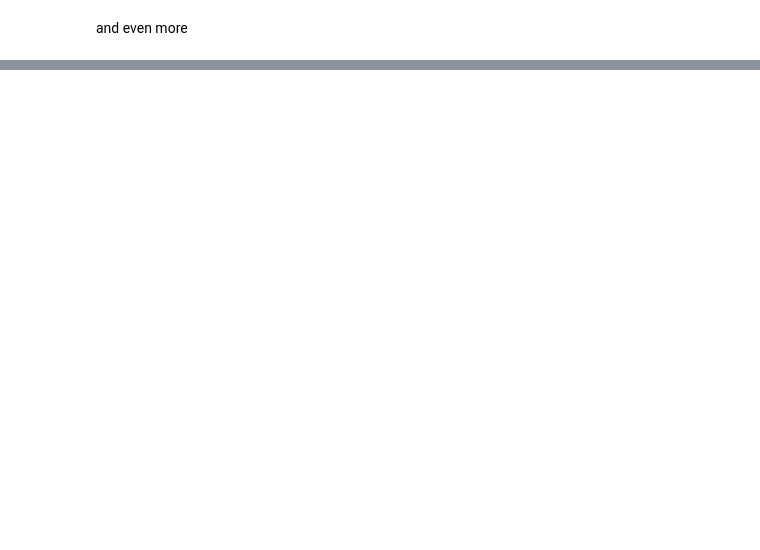
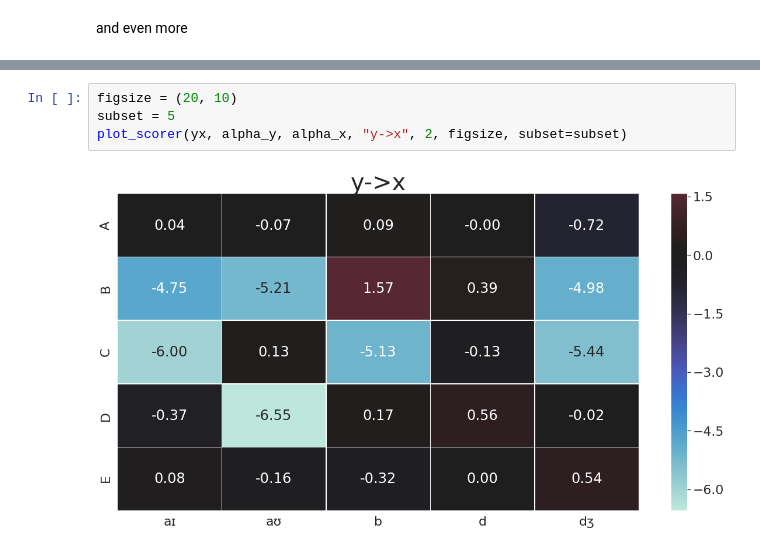
Before and after one commit to tresoldi/asymcat, a Jupyter notebook: docs/Demo.ipynb, the cells around one changed output, grey strips where cells are left out. Drawn from its saved outputs; the diff is of its cells as text; blank space fills up the shorter version.

```diff
--- a/docs/Demo.ipynb
+++ b/docs/Demo.ipynb
@@ -163,0 +180,6 @@ plot_scorer(yx, alpha_y, alpha_x, "y->x", 2, (15, 15))
+# %%
+figsize = (20, 10)
+subset = 5
+plot_scorer(yx, alpha_y, alpha_x, "y->x", 2, figsize, subset=subset)
+# %% [output]
+[figure, added]
```
Also changed, not shown: parts of 9 cells of this notebook.
